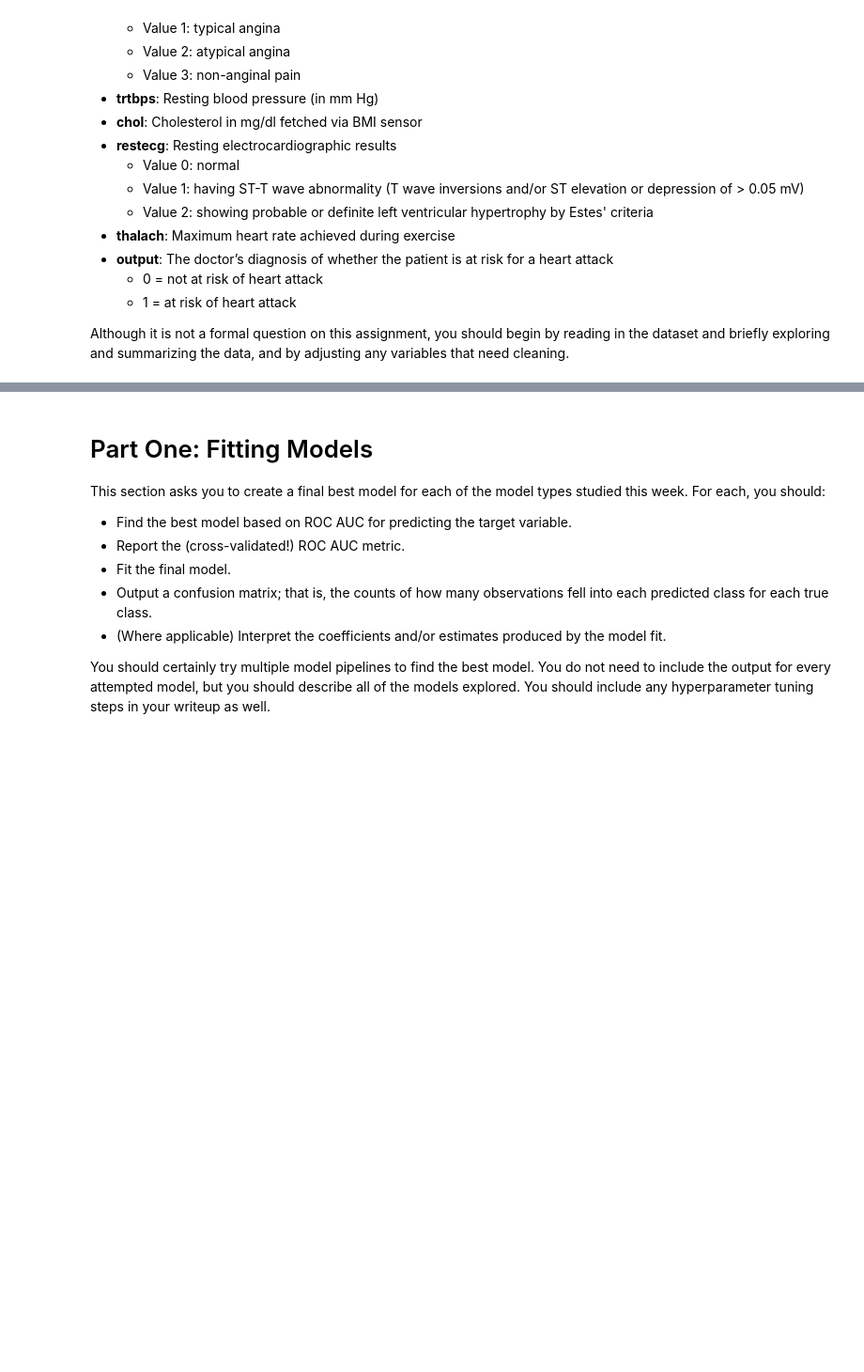
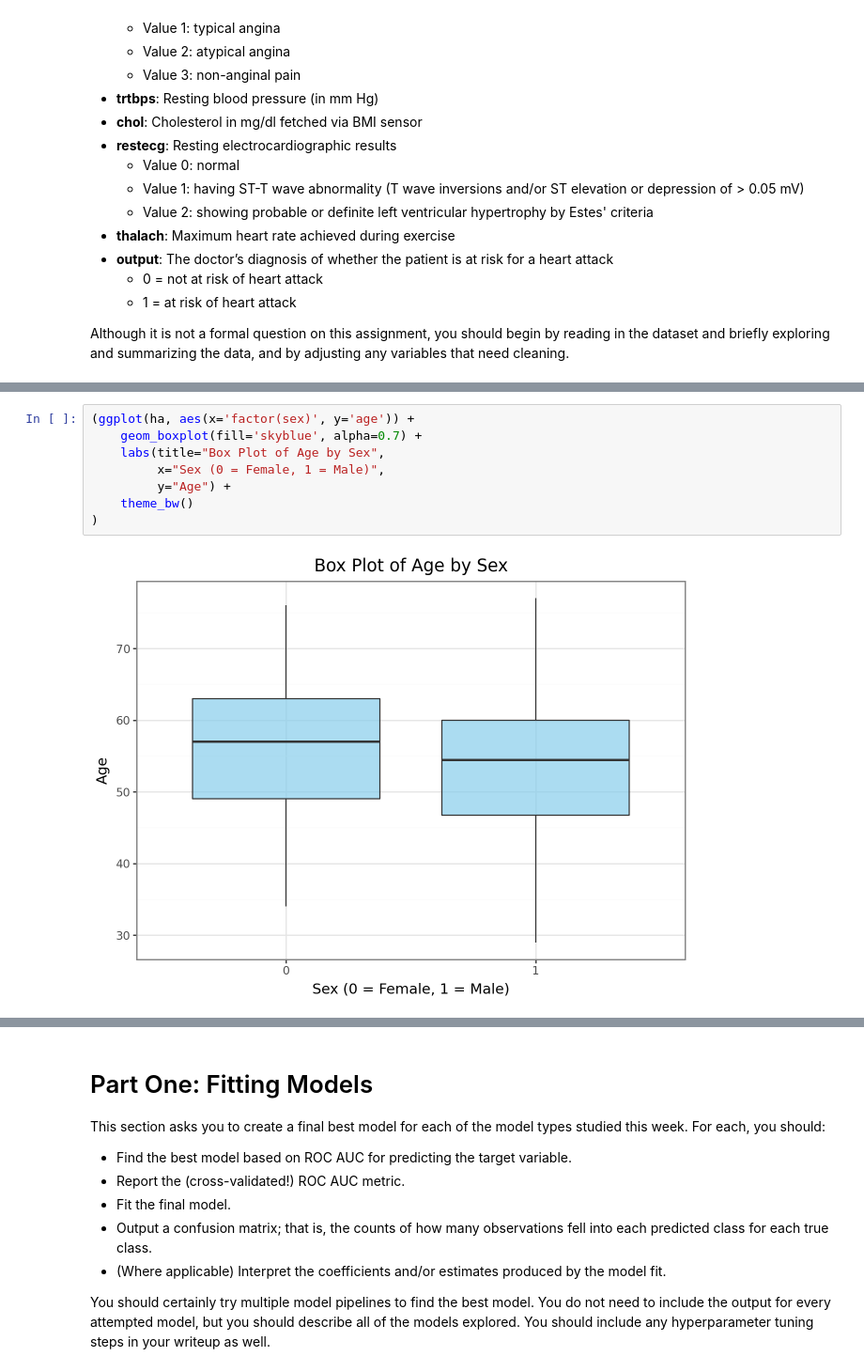
Before and after one commit to samricafrente/GSB-544, a Jupyter notebook: Labs/Lab-7/Lab-7.ipynb, the cells around one changed output, grey strips where cells are left out. Shown: that part at 94% size. Drawn from its saved outputs; the diff is of its cells as text; blank space fills up the shorter version.

```diff
--- a/Labs/Lab-7/Lab-7.ipynb
+++ b/Labs/Lab-7/Lab-7.ipynb
@@ -56,0 +82,10 @@ ha.head()
+# %%
+(ggplot(ha, aes(x='factor(sex)', y='age')) +
+    geom_boxplot(fill='skyblue', alpha=0.7) +
+    labs(title="Box Plot of Age by Sex",
+         x="Sex (0 = Female, 1 = Male)",
+         y="Age") +
+    theme_bw()
+)
+# %% [output]
+[figure, added]
```
Also changed, not shown: parts of 26 cells of this notebook, 1 other file.
